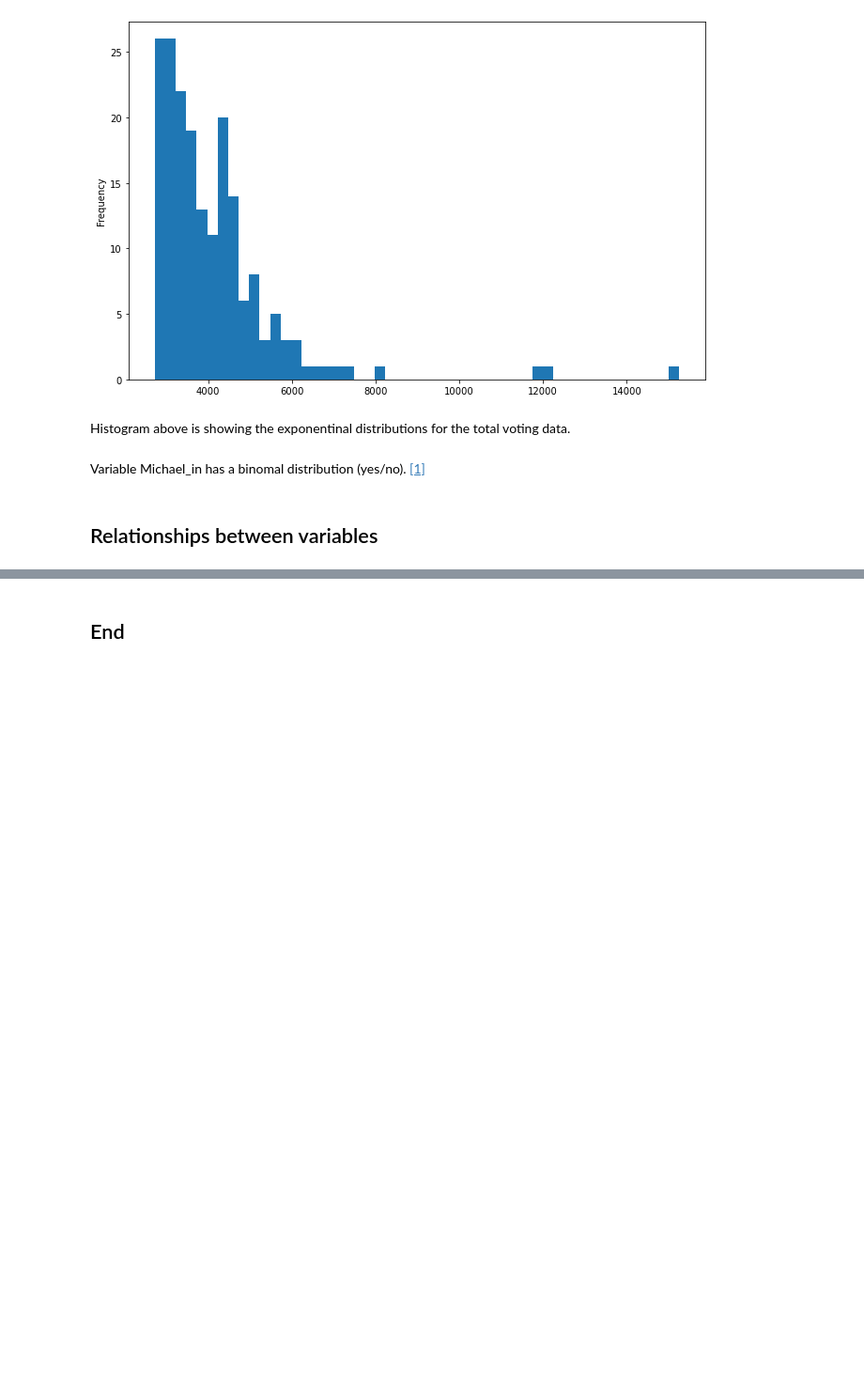
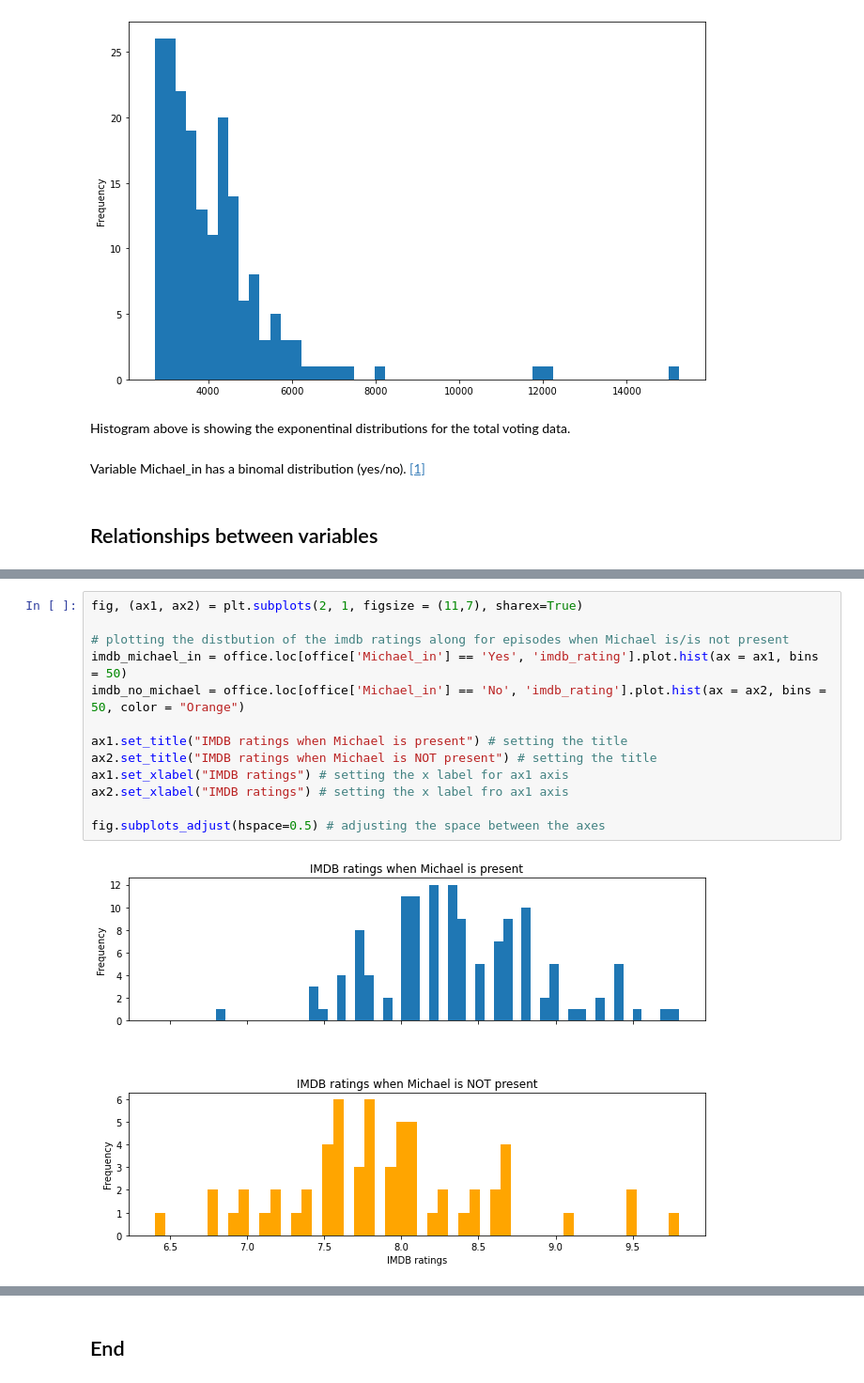
Before and after one commit to Anja585/ProgDAProject, a Jupyter notebook: simulation.ipynb, the cells around one changed output, grey strips where cells are left out. Shown at 94% size. Cells and saved outputs as stored; diff of their text form; blank space fills up the shorter version.

```diff
--- a/simulation.ipynb
+++ b/simulation.ipynb
@@ -199,3 +223,18 @@ ax.set_ylabel("IMDB ratings") # setting the y label
+# %%
+fig, (ax1, ax2) = plt.subplots(2, 1, figsize = (11,7), sharex=True)
+
+# plotting the distbution of the imdb ratings along for episodes when Michael is/is not present
+imdb_michael_in = office.loc[office['Michael_in'] == 'Yes', 'imdb_rating'].plot.hist(ax = ax1, bins = 50)
+imdb_no_michael = office.loc[office['Michael_in'] == 'No', 'imdb_rating'].plot.hist(ax = ax2, bins = 50, color = "Orange")
+
+ax1.set_title("IMDB ratings when Michael is present") # setting the title
+ax2.set_title("IMDB ratings when Michael is NOT present") # setting the title
+ax1.set_xlabel("IMDB ratings") # setting the x label for ax1 axis
+ax2.set_xlabel("IMDB ratings") # setting the x label fro ax1 axis
+
+fig.subplots_adjust(hspace=0.5) # adjusting the space between the axes
+# %% [output]
+[figure, added]
 # %% [markdown]
 ## References
 1. Heiss, A. (2020, November 4). The ultimate guide to generating synthetic data for causal inference. Program Evaluation. Retrieved December 11, 2021, from https://evalf20.classes.andrewheiss.com/example/synthetic-data/
```
Also changed, not shown: parts of 10 cells of this notebook.
